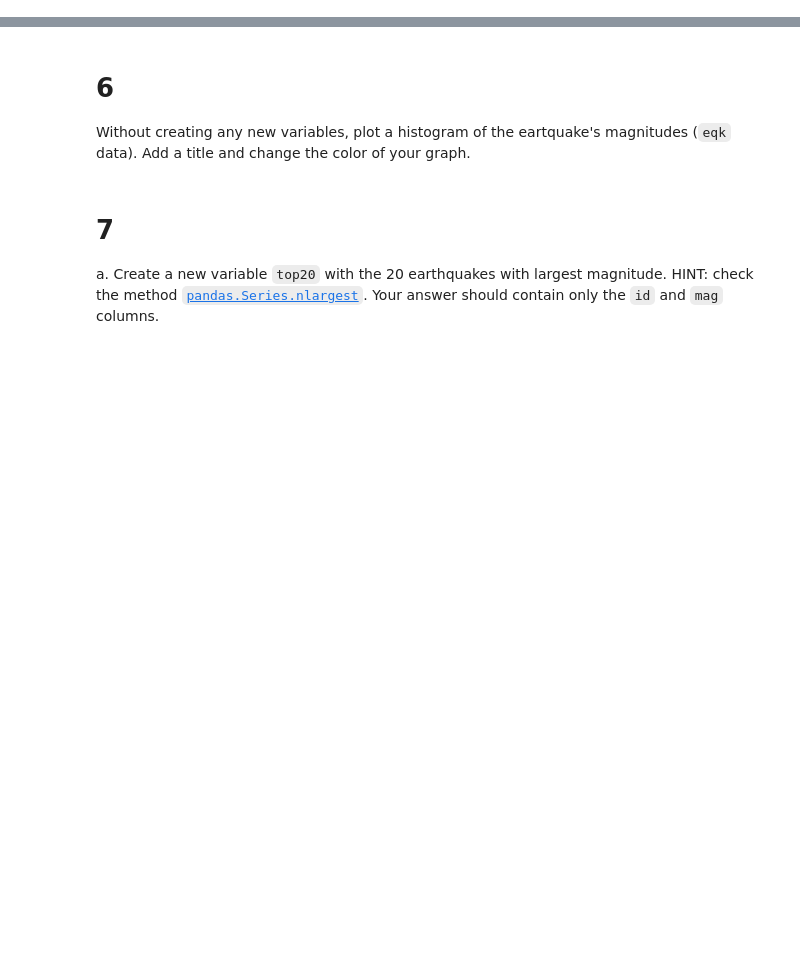
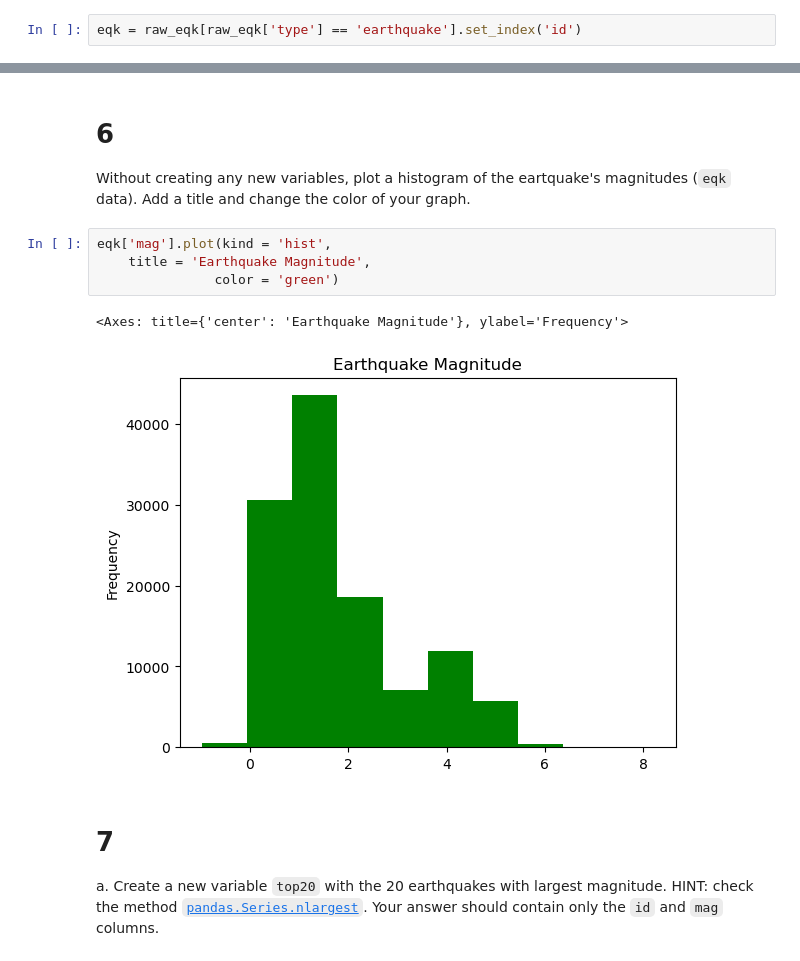
Before and after one commit to petervitale910/eds220-hwk1, a Jupyter notebook: task3/hwk1-task3-earthquakes.ipynb, the cells around one changed output, grey strips where cells are left out. Cells and saved outputs as stored; diff of their text form; blank space fills up the shorter version.

```diff
--- a/task3/hwk1-task3-earthquakes.ipynb
+++ b/task3/hwk1-task3-earthquakes.ipynb
@@ -116,3 +114,5 @@ eqk = ...
+# %%
+eqk = raw_eqk[raw_eqk['type'] == 'earthquake'].set_index('id')
 # %%
 # View the dataframe
 eqk
@@ -142,6 +169,13 @@ grader.check("q5")
 
 # 6
 Without creating any new variables, plot a histogram of the eartquake's magnitudes (`eqk` data). Add a title and change the color of your graph.
+# %%
+eqk['mag'].plot(kind = 'hist',
+    title = 'Earthquake Magnitude',
+               color = 'green')
+# %% [output]
+<Axes: title={'center': 'Earthquake Magnitude'}, ylabel='Frequency'>
+[figure, added]
 # %% [markdown]
 <!-- END QUESTION -->
 
```
Also changed, not shown: parts of 29 cells of this notebook.
